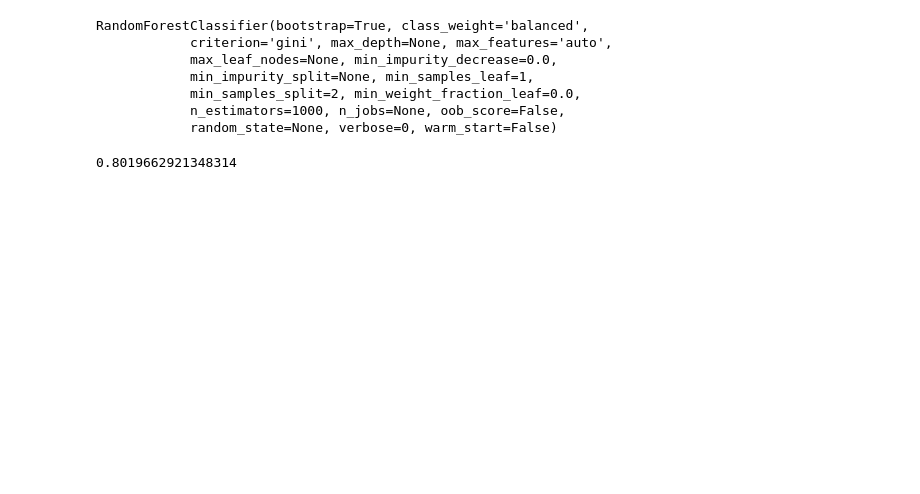
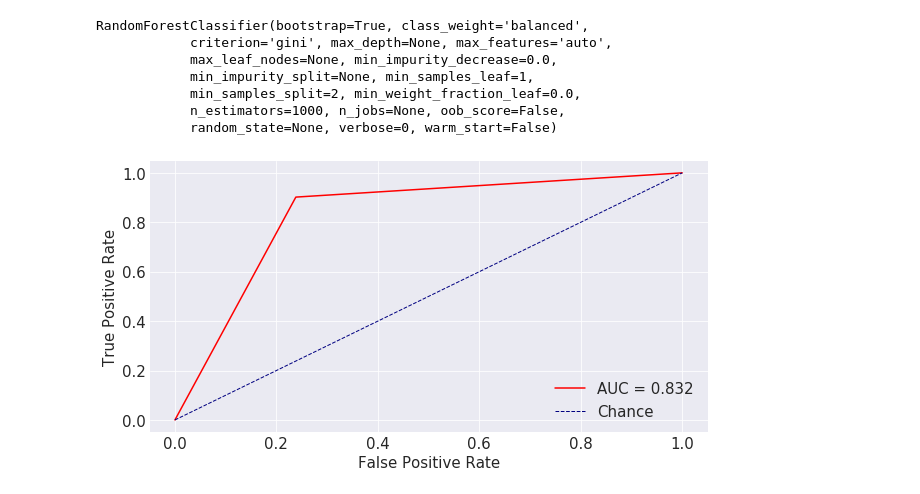
Before and after one commit to peppescavo/case_study_1, a Jupyter notebook: 5_random_forest.ipynb, the cells around one changed output. Drawn from its saved outputs; the diff is of its cells as text; code cells hidden in the pictures; blank space fills up the shorter version.

```diff
--- a/5_random_forest.ipynb
+++ b/5_random_forest.ipynb
@@ -1,7 +3,13 @@
 # %%
 import pandas as pd
+import numpy as np
+import matplotlib.pyplot as plt
 from sklearn.ensemble import RandomForestClassifier
-from sklearn.metrics import roc_auc_score
+from sklearn.metrics import roc_curve, roc_auc_score
+import seaborn as sns
+sns.set_style('darkgrid')
+from sklearn.model_selection import train_test_split, GridSearchCV
+from sklearn.model_selection import train_test_split
 # %%
 preprocessed_train_set = pd.read_csv('data/preprocessed_train_set.csv', sep=';')
 train_target = pd.read_csv('data/train_target.csv', sep=';')
@@ -21,3 +21,10 @@ preprocessed_test_set = preprocessed_test_set.drop(ids, 1)
+# %%
+preprocessed_train_set, X_validation, train_target, y_validation = train_test_split(
+    preprocessed_train_set,
+    train_target,
+    test_size=0.2,
+    random_state=2019,
+    stratify = train_target)
 # %%
 model =  RandomForestClassifier(
     n_estimators=1000,
@@ -35,4 +42,4 @@ RandomForestClassifier(bootstrap=True, class_weight='balanced',
             n_estimators=1000, n_jobs=None, oob_score=False,
             random_state=None, verbose=0, warm_start=False)
 # %%
-pred_labels = model.predict(preprocessed_test_set)
+pred_labels = model.predict(X_validation)
@@ -41,4 +46,18 @@ roc_auc =  roc_auc_score(test_target, pred_labels)
-# %%
-roc_auc
-# %% [output]
-0.8019662921348314
+# %%
+def plot_roc(target, predicted_proba):
+    fpr, tpr, _ = roc_curve(target, predicted_proba)
+    auc_plot = roc_auc_score(target, predicted_proba)
+
+    plt.figure(figsize=(10,5))
+    plt.plot(fpr, tpr, '-',  color='red', lw=1.5, label='AUC = %0.3f' % auc_plot)
+    plt.plot([0, 1], [0, 1], color='navy', lw=1, linestyle='--', label='Chance')
+
+    plt.xlabel('False Positive Rate', fontsize=15)
+    plt.ylabel('True Positive Rate', fontsize=15)
+    plt.legend(loc="lower right", fontsize=15)
+    plt.xticks(fontsize=15)
+    plt.yticks(fontsize=15)
+# %%
+plot_roc(y_validation, pred_labels)
+# %% [output]
+[figure, added]
```
Also changed, not shown: parts of 20 cells of this notebook, 10 other files.
